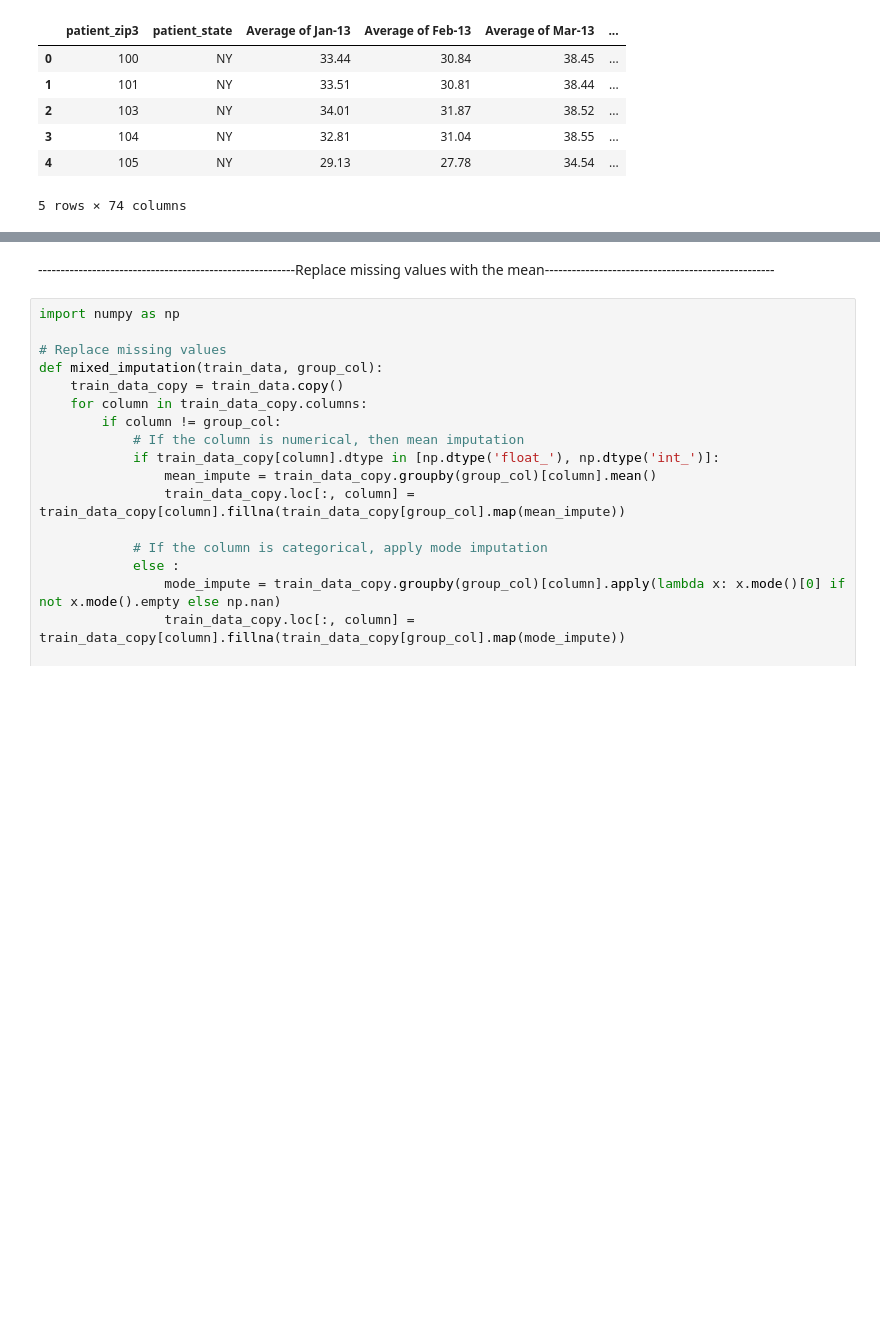
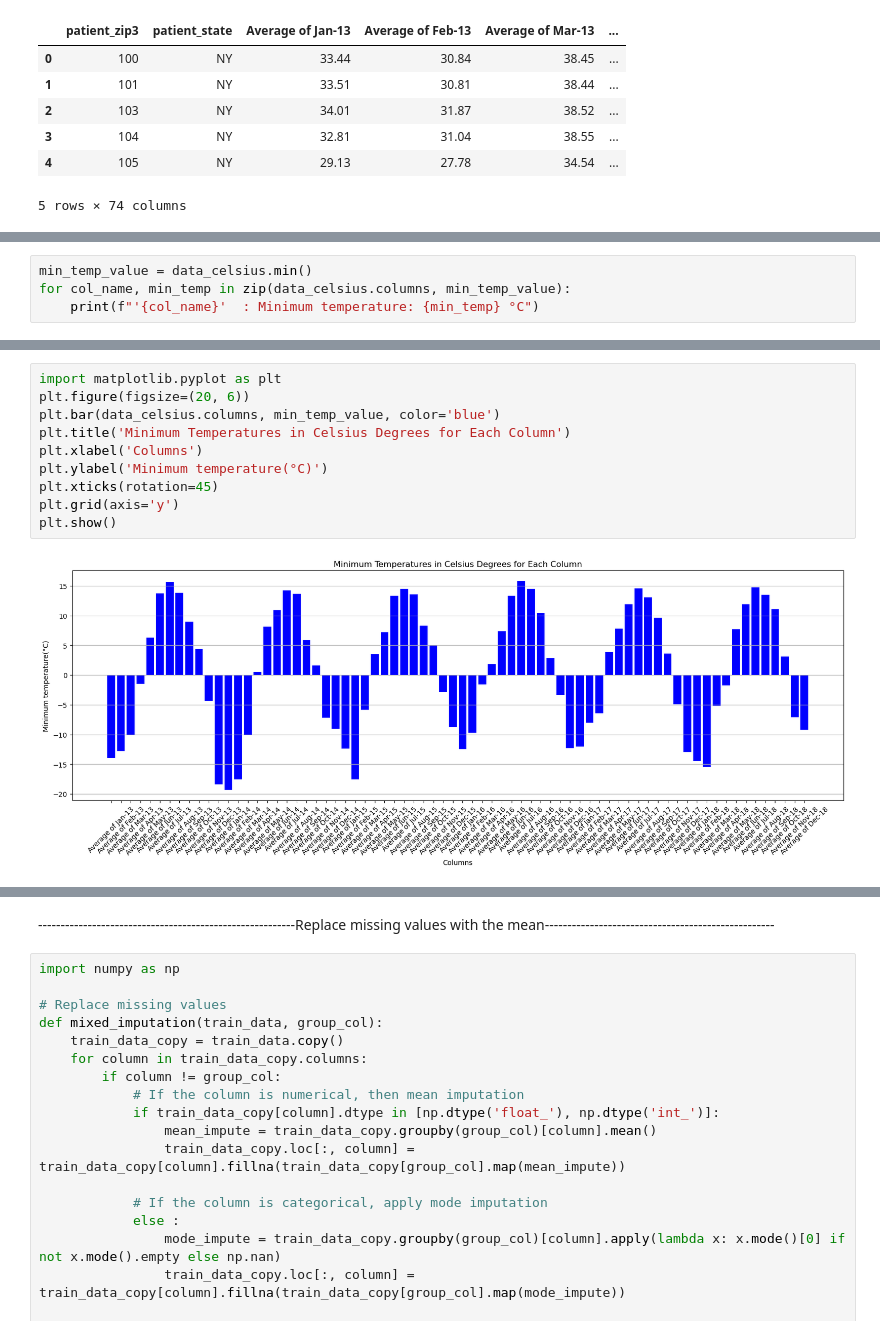
Before and after one commit to IonasAndreea/Model_Training_Python, a Jupyter notebook: Notebook.ipynb, the cells around one changed output, grey strips where cells are left out. Saved outputs shown, nothing was run; the diff lists cells and outputs as text; blank space fills up the shorter version.

```diff
--- a/Notebook.ipynb
+++ b/Notebook.ipynb
@@ -417,0 +482,4 @@ df_avg.head()
+# %%
+min_temp_value = data_celsius.min()
+for col_name, min_temp in zip(data_celsius.columns, min_temp_value):
+    print(f"'{col_name}'  : Minimum temperature: {min_temp} °C")
@@ -417,0 +504,12 @@ df_avg.head()
+# %%
+import matplotlib.pyplot as plt
+plt.figure(figsize=(20, 6))
+plt.bar(data_celsius.columns, min_temp_value, color='blue')
+plt.title('Minimum Temperatures in Celsius Degrees for Each Column')
+plt.xlabel('Columns')
+plt.ylabel('Minimum temperature(°C)')
+plt.xticks(rotation=45)
+plt.grid(axis='y')
+plt.show()
+# %% [output]
+[figure, added]
```
Also changed, not shown: parts of 13 cells of this notebook.
